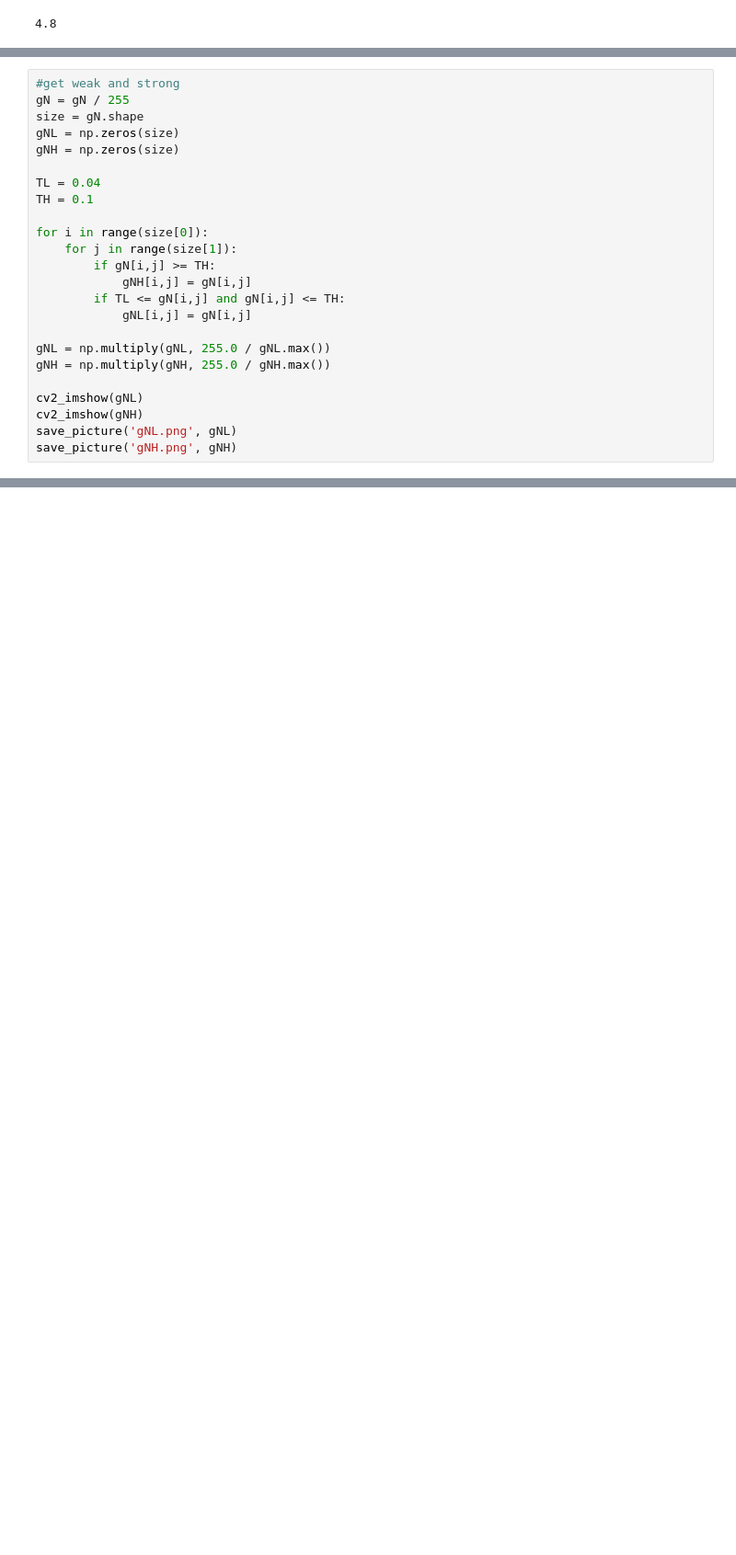
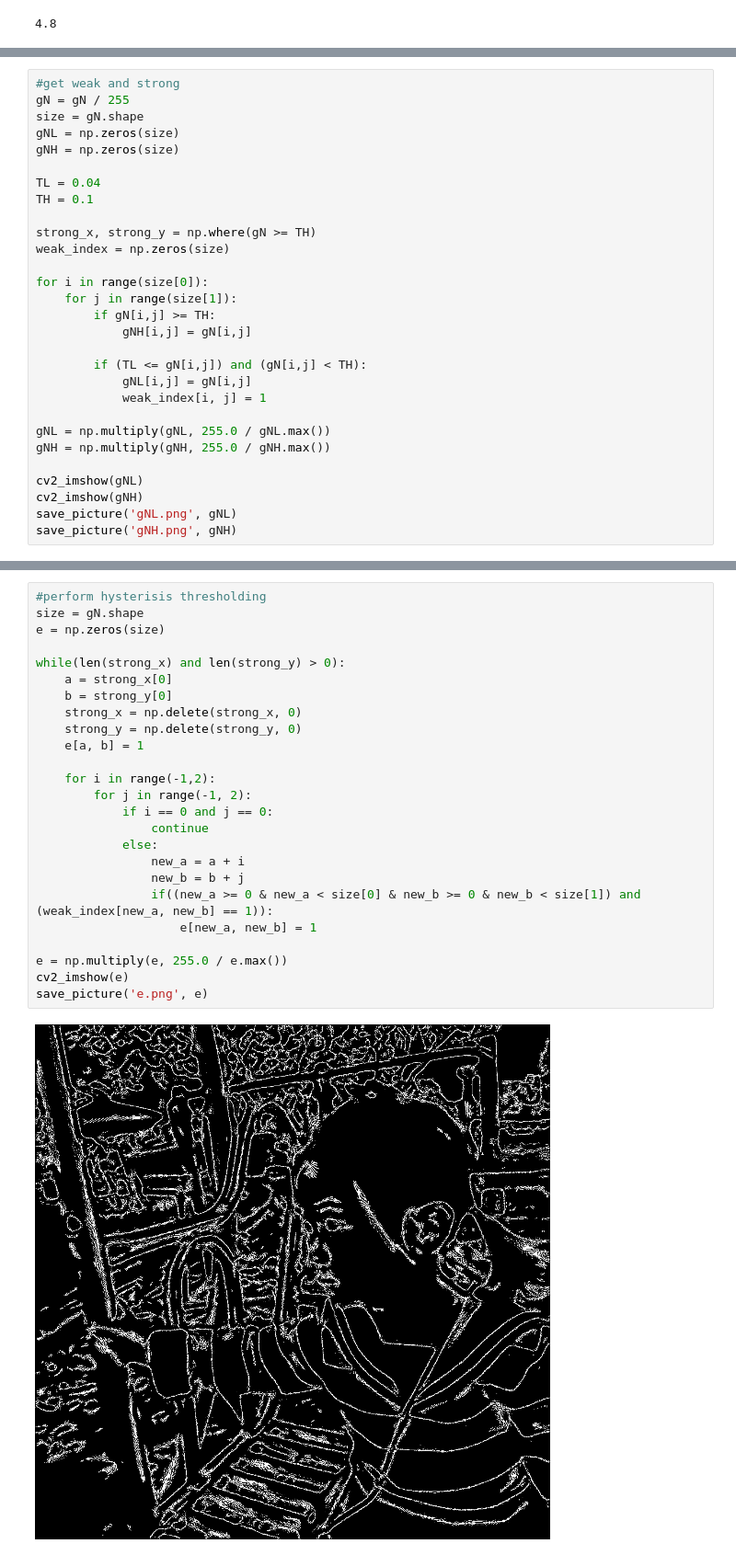
Before and after one commit to coherent17/Digital-Image-Processing, a Jupyter notebook: Project5/DIP.ipynb, the cells around one changed output, grey strips where cells are left out. Shown at 92% size. Saved outputs shown, nothing was run; the diff lists cells and outputs as text; blank space fills up the shorter version.

```diff
--- a/Project5/DIP.ipynb
+++ b/Project5/DIP.ipynb
@@ -82,12 +82,17 @@ gNH = np.zeros(size)
 TL = 0.04
 TH = 0.1
 
+strong_x, strong_y = np.where(gN >= TH)
+weak_index = np.zeros(size)
+
 for i in range(size[0]):
     for j in range(size[1]):
         if gN[i,j] >= TH:
             gNH[i,j] = gN[i,j]
-        if TL <= gN[i,j] and gN[i,j] <= TH:
+
+        if (TL <= gN[i,j]) and (gN[i,j] < TH):
             gNL[i,j] = gN[i,j]
+            weak_index[i, j] = 1
 
 gNL = np.multiply(gNL, 255.0 / gNL.max())
 gNH = np.multiply(gNH, 255.0 / gNH.max())
@@ -135,0 +107,27 @@ save_picture('e.png', e)
+# %%
+#perform hysterisis thresholding
+size = gN.shape
+e = np.zeros(size)
+
+while(len(strong_x) and len(strong_y) > 0):
+    a = strong_x[0]
+    b = strong_y[0]
+    strong_x = np.delete(strong_x, 0)
+    strong_y = np.delete(strong_y, 0)
+    e[a, b] = 1
+
+    for i in range(-1,2):
+        for j in range(-1, 2):
+            if i == 0 and j == 0:
+                continue
+            else:
+                new_a = a + i
+                new_b = b + j
+                if((new_a >= 0 & new_a < size[0] & new_b >= 0 & new_b < size[1]) and (weak_index[new_a, new_b] == 1)):
+                    e[new_a, new_b] = 1
+
+e = np.multiply(e, 255.0 / e.max())
+cv2_imshow(e)
+save_picture('e.png', e)
+# %% [output]
+[figure, added]
```
Also changed, not shown: parts of 1 cell of this notebook, 7 other files.
